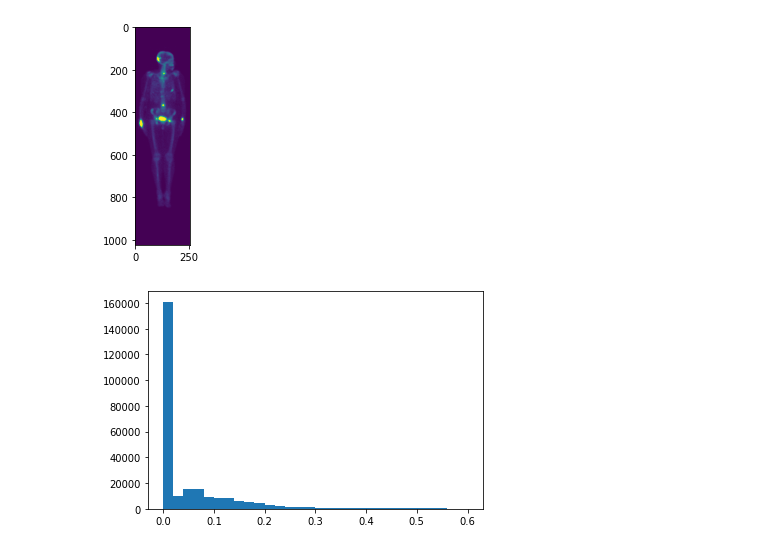
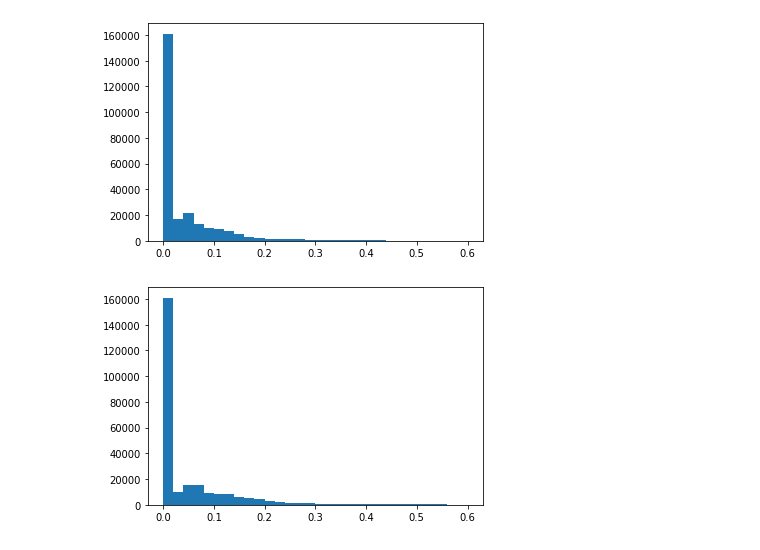
Before and after one commit to josemorista/bm-server, a Jupyter notebook: scripts/index.ipynb, the cells around one changed output. Saved outputs shown, nothing was run; the diff lists cells and outputs as text; code cells hidden in the pictures.

```diff
--- a/scripts/index.ipynb
+++ b/scripts/index.ipynb
@@ -19,12 +21,15 @@ pixelArray = img_as_float(pixelArray / pixelArray.max());
 # %%
 denoised = ndimage.median_filter(pixelArray, size=3);
-plt.imshow(denoised);
+plt.imsave('./denoised.png', denoised, cmap='gray');
+
 #sigma_est = np.mean(estimate_sigma(pixelArray, multichannel=False))
 #patch_kw = dict(patch_size=5,patch_distance=6,multichannel=False)
 
 # denoised = denoise_nl_means(pixelArray, h=1.15 * sigma_est, fast_mode=False,**patch_kw)
-# %% [output]
-[figure, removed]
+# %%
+plt.hist(denoised.flat, bins=30, range=(0, 0.6));
+# %% [output]
+[figure, added]
 # %%
 eq = exposure.equalize_adapthist(denoised);
 plt.hist(eq.flat, bins=30, range=(0, 0.6));
```
Also changed, not shown: parts of 5 cells of this notebook, 18 other files.
